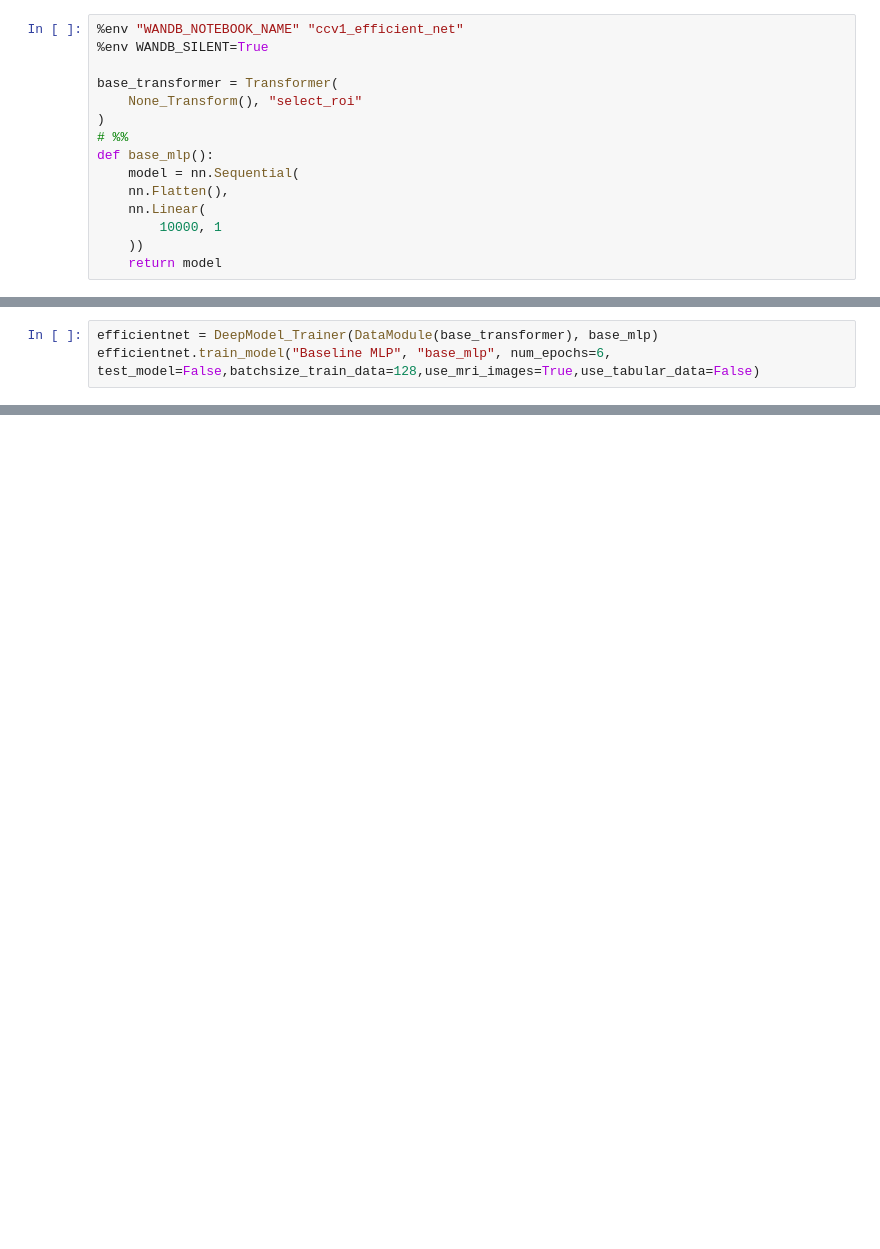
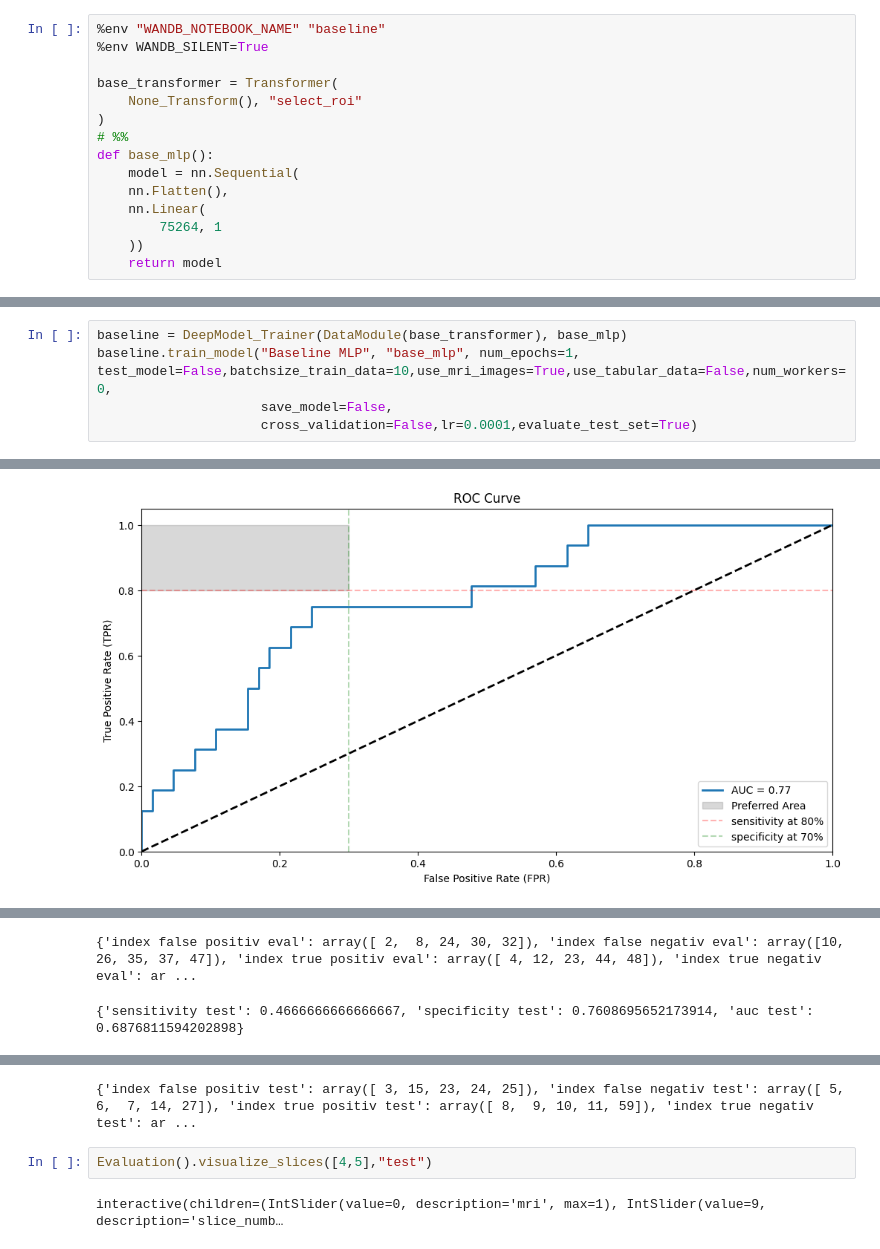
Before and after one commit to tmandelz/classification-prolactinoma, a Jupyter notebook: modelling/mri_data/base_mlp.ipynb, the cells around one changed output, grey strips where cells are left out. Saved outputs shown, nothing was run; the diff lists cells and outputs as text; blank space fills up the shorter version.

```diff
--- a/modelling/mri_data/base_mlp.ipynb
+++ b/modelling/mri_data/base_mlp.ipynb
@@ -18,5 +20,5 @@ import numpy as np
 # %%
-%env "WANDB_NOTEBOOK_NAME" "ccv1_efficient_net"
+%env "WANDB_NOTEBOOK_NAME" "baseline"
 %env WANDB_SILENT=True
 
 base_transformer = Transformer(
@@ -27,7 +29,7 @@ def base_mlp():
     model = nn.Sequential(
     nn.Flatten(),
     nn.Linear(
-        10000, 1
+        75264, 1
     ))
     return model
 # %% [output]
@@ -52,3 +38,6 @@ interactive(children=(IntSlider(value=0, description='mri', max=0), IntSlider(va
 # %%
-efficientnet = DeepModel_Trainer(DataModule(base_transformer), base_mlp)
-efficientnet.train_model("Baseline MLP", "base_mlp", num_epochs=6, test_model=False,batchsize_train_data=128,use_mri_images=True,use_tabular_data=False)
+baseline = DeepModel_Trainer(DataModule(base_transformer), base_mlp)
+baseline.train_model("Baseline MLP", "base_mlp", num_epochs=1, test_model=False,batchsize_train_data=10,use_mri_images=True,use_tabular_data=False,num_workers=0,
+                     save_model=False,
+                     cross_validation=False,lr=0.0001,evaluate_test_set=True)
+# %% [output]
@@ -54,0 +63 @@ efficientnet.train_model("Baseline MLP", "base_mlp", num_epochs=6, test_model=Fa
+[figure, added]
@@ -54,0 +65,2 @@ efficientnet.train_model("Baseline MLP", "base_mlp", num_epochs=6, test_model=Fa
+{'index false positiv eval': array([ 2,  8, 24, 30, 32]), 'index false negativ eval': array([10, 26, 35, 37, 47]), 'index true positiv eval': array([ 4, 12, 23, 44, 48]), 'index true negativ eval': ar ...
+{'sensitivity test': 0.4666666666666667, 'specificity test': 0.7608695652173914, 'auc test': 0.6876811594202898}
@@ -54,0 +69,5 @@ efficientnet.train_model("Baseline MLP", "base_mlp", num_epochs=6, test_model=Fa
+{'index false positiv test': array([ 3, 15, 23, 24, 25]), 'index false negativ test': array([ 5,  6,  7, 14, 27]), 'index true positiv test': array([ 8,  9, 10, 11, 59]), 'index true negativ test': ar ...
+# %%
+Evaluation().visualize_slices([4,5],"test")
+# %% [output]
+interactive(children=(IntSlider(value=0, description='mri', max=1), IntSlider(value=9, description='slice_numb…
```
Also changed, not shown: parts of 7 cells of this notebook, 22 other files.
